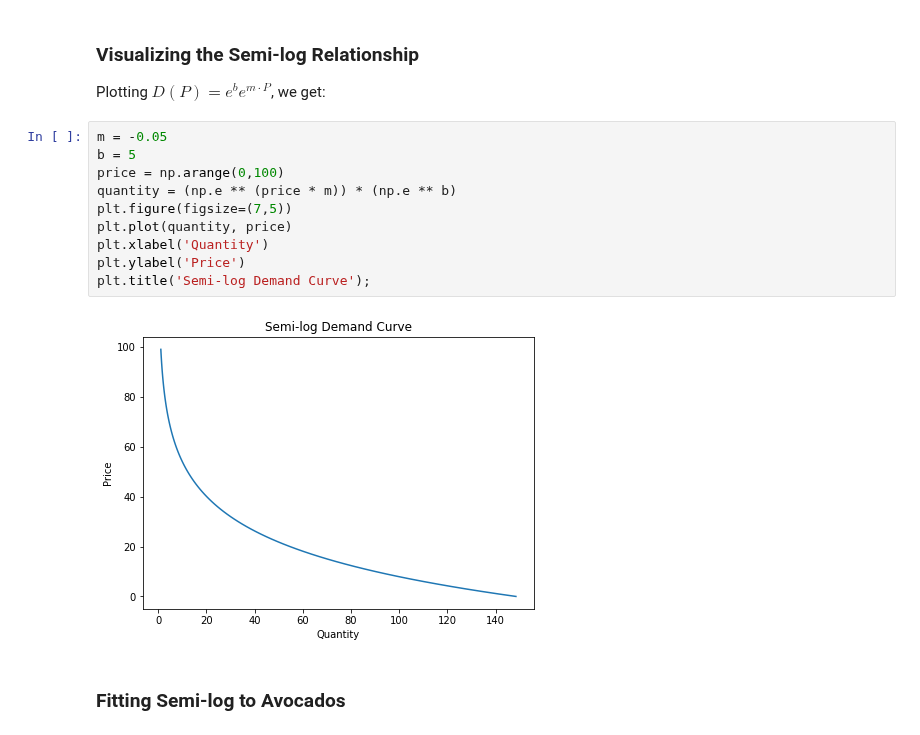
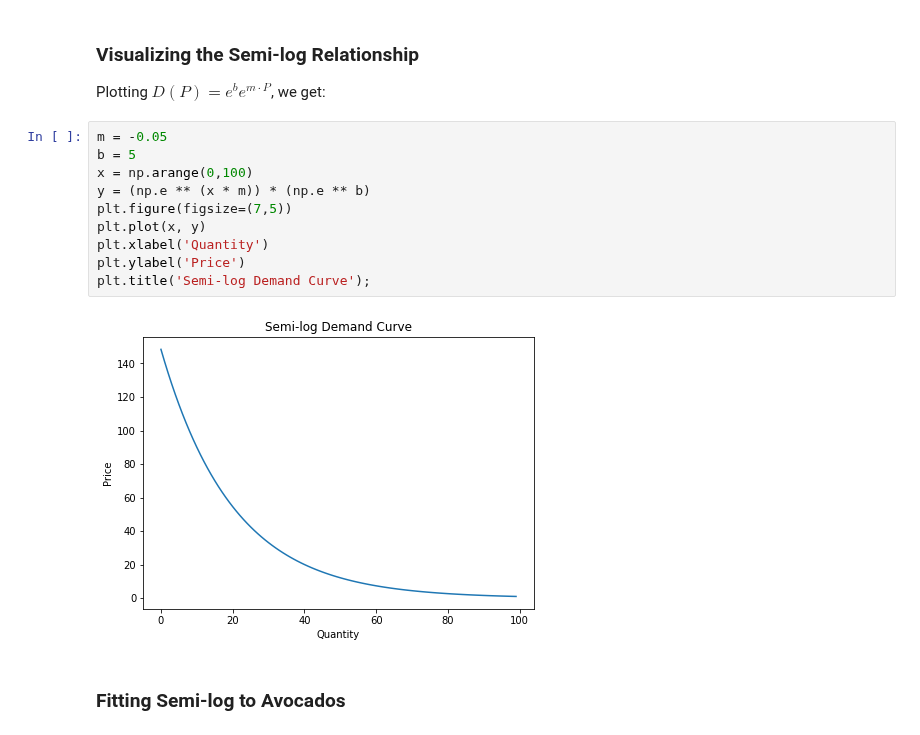
Before and after one commit to data-88e/sp22-student, a Jupyter notebook: lec/lec02/slides-pt2.ipynb, the cells around one changed output. Drawn from its saved outputs; the diff is of its cells as text.

```diff
--- a/lec/lec02/slides-pt2.ipynb
+++ b/lec/lec02/slides-pt2.ipynb
@@ -229,15 +228,15 @@ Plotting $D(P) = e^be^{m\cdot P}$, we get:
 # %%
 m = -0.05
 b = 5
-price = np.arange(0,100)
-quantity = (np.e ** (price * m)) * (np.e ** b)
+x = np.arange(0,100)
+y = (np.e ** (x * m)) * (np.e ** b)
 plt.figure(figsize=(7,5))
-plt.plot(quantity, price)
+plt.plot(x, y)
 plt.xlabel('Quantity')
 plt.ylabel('Price')
 plt.title('Semi-log Demand Curve');
 # %% [output]
-[figure, old version]
+[figure, new version]
 # %% [markdown]
 ### Fitting Semi-log to Avocados
 # %%
```
Also changed, not shown: parts of 11 cells of this notebook.
